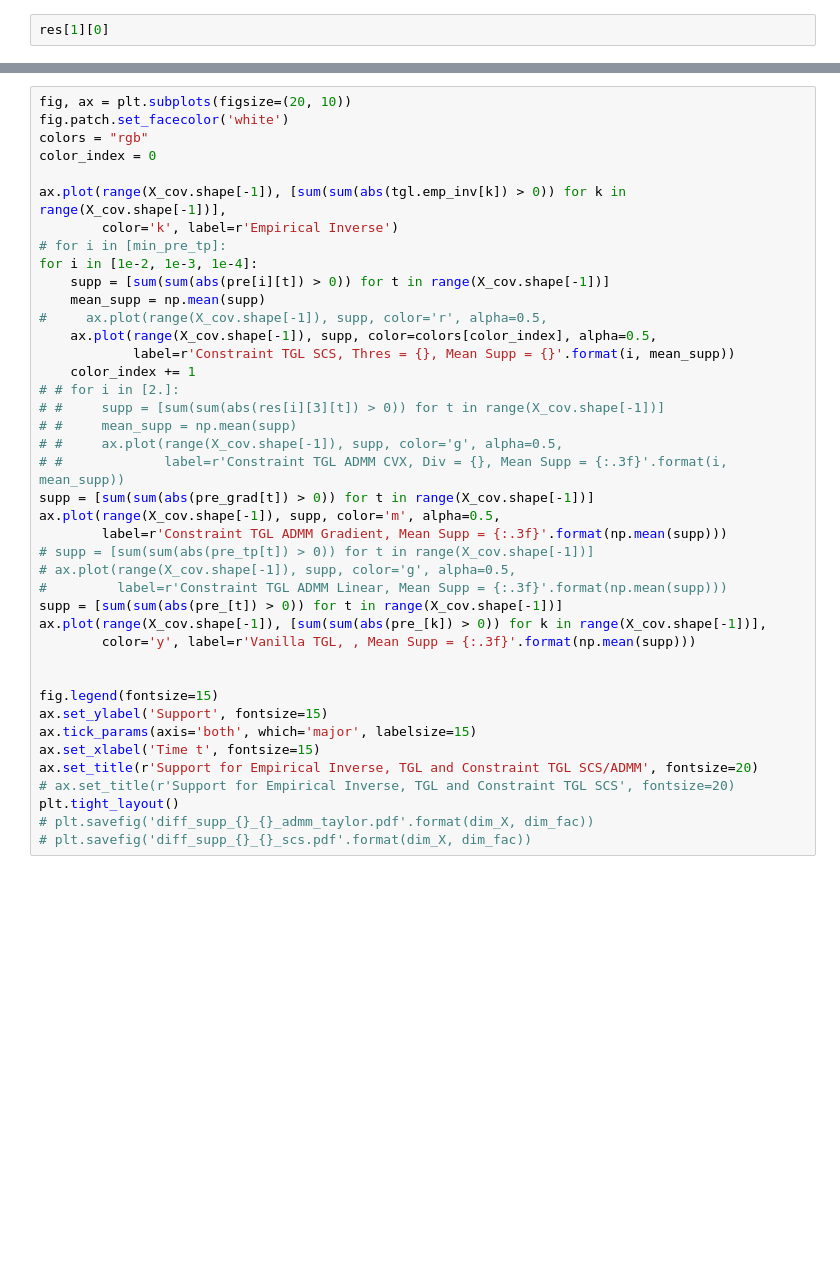
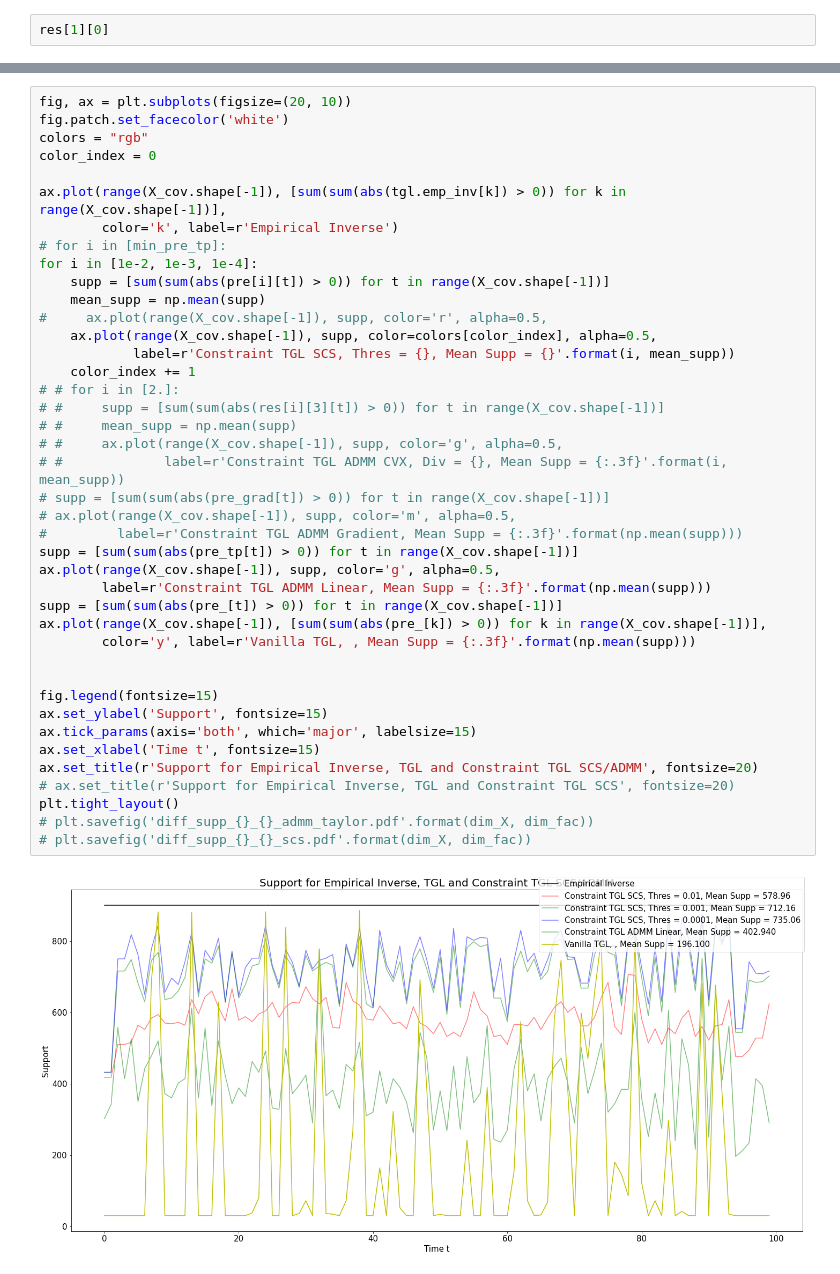
Before and after one commit to atechnicolorskye/post_sum, a Jupyter notebook: regain/equality_constraint_cvxpy_ff5_ip30.ipynb, the cells around one changed output, grey strips where cells are left out. Saved outputs shown, nothing was run; the diff lists cells and outputs as text; blank space fills up the shorter version.

```diff
--- a/regain/equality_constraint_cvxpy_ff5_ip30.ipynb
+++ b/regain/equality_constraint_cvxpy_ff5_ip30.ipynb
@@ -258,39 +259,41 @@ color_index = 0
 
 ax.plot(range(X_cov.shape[-1]), [sum(sum(abs(tgl.emp_inv[k]) > 0)) for k in range(X_cov.shape[-1])],
         color='k', label=r'Empirical Inverse')
 # for i in [min_pre_tp]:
 for i in [1e-2, 1e-3, 1e-4]:
     supp = [sum(sum(abs(pre[i][t]) > 0)) for t in range(X_cov.shape[-1])]
     mean_supp = np.mean(supp)
 #     ax.plot(range(X_cov.shape[-1]), supp, color='r', alpha=0.5,
     ax.plot(range(X_cov.shape[-1]), supp, color=colors[color_index], alpha=0.5,
             label=r'Constraint TGL SCS, Thres = {}, Mean Supp = {}'.format(i, mean_supp))
     color_index += 1
 # # for i in [2.]:
 # #     supp = [sum(sum(abs(res[i][3][t]) > 0)) for t in range(X_cov.shape[-1])]
 # #     mean_supp = np.mean(supp)
 # #     ax.plot(range(X_cov.shape[-1]), supp, color='g', alpha=0.5,
 # #             label=r'Constraint TGL ADMM CVX, Div = {}, Mean Supp = {:.3f}'.format(i, mean_supp))
-supp = [sum(sum(abs(pre_grad[t]) > 0)) for t in range(X_cov.shape[-1])]
-ax.plot(range(X_cov.shape[-1]), supp, color='m', alpha=0.5,
-        label=r'Constraint TGL ADMM Gradient, Mean Supp = {:.3f}'.format(np.mean(supp)))
-# supp = [sum(sum(abs(pre_tp[t]) > 0)) for t in range(X_cov.shape[-1])]
-# ax.plot(range(X_cov.shape[-1]), supp, color='g', alpha=0.5,
-#         label=r'Constraint TGL ADMM Linear, Mean Supp = {:.3f}'.format(np.mean(supp)))
+# supp = [sum(sum(abs(pre_grad[t]) > 0)) for t in range(X_cov.shape[-1])]
+# ax.plot(range(X_cov.shape[-1]), supp, color='m', alpha=0.5,
+#         label=r'Constraint TGL ADMM Gradient, Mean Supp = {:.3f}'.format(np.mean(supp)))
+supp = [sum(sum(abs(pre_tp[t]) > 0)) for t in range(X_cov.shape[-1])]
+ax.plot(range(X_cov.shape[-1]), supp, color='g', alpha=0.5,
+        label=r'Constraint TGL ADMM Linear, Mean Supp = {:.3f}'.format(np.mean(supp)))
 supp = [sum(sum(abs(pre_[t]) > 0)) for t in range(X_cov.shape[-1])]
 ax.plot(range(X_cov.shape[-1]), [sum(sum(abs(pre_[k]) > 0)) for k in range(X_cov.shape[-1])],
         color='y', label=r'Vanilla TGL, , Mean Supp = {:.3f}'.format(np.mean(supp)))
 
 
 fig.legend(fontsize=15)
 ax.set_ylabel('Support', fontsize=15)
 ax.tick_params(axis='both', which='major', labelsize=15)
 ax.set_xlabel('Time t', fontsize=15)
 ax.set_title(r'Support for Empirical Inverse, TGL and Constraint TGL SCS/ADMM', fontsize=20)
 # ax.set_title(r'Support for Empirical Inverse, TGL and Constraint TGL SCS', fontsize=20)
 plt.tight_layout()
 # plt.savefig('diff_supp_{}_{}_admm_taylor.pdf'.format(dim_X, dim_fac))
 # plt.savefig('diff_supp_{}_{}_scs.pdf'.format(dim_X, dim_fac))
+# %% [output]
+[figure, added]
 # %%
 fig, ax = plt.subplots(figsize=(20, 10))
 fig.patch.set_facecolor('white')
```
Also changed, not shown: parts of 5 cells of this notebook, 1 other file.
